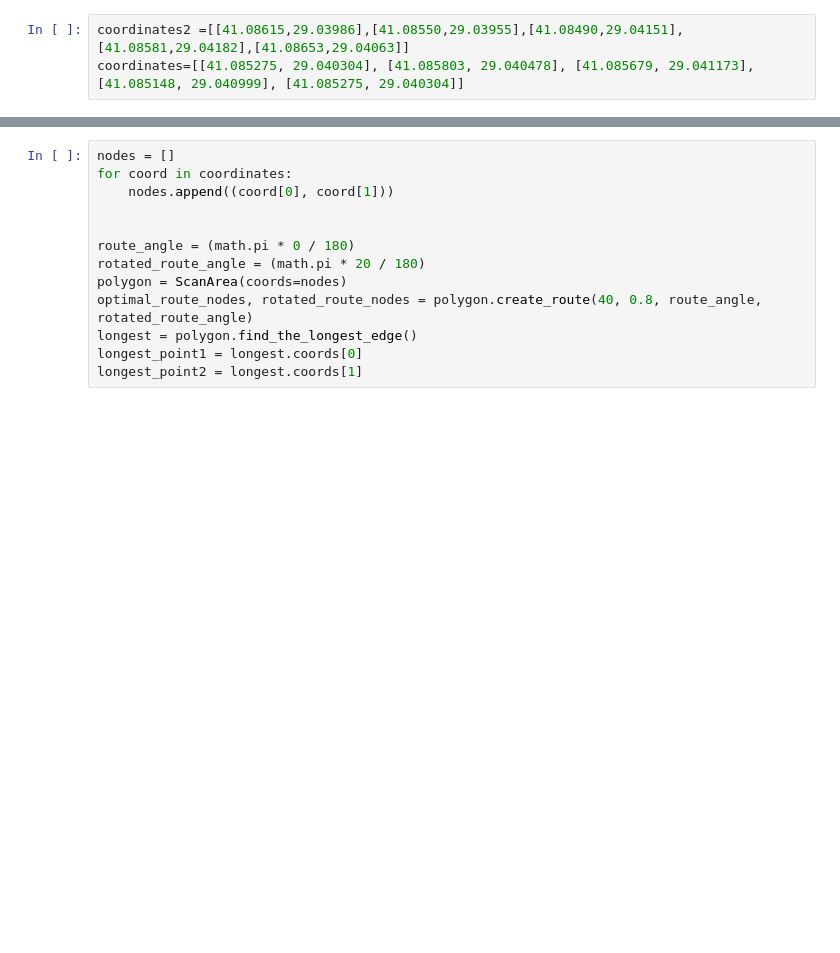
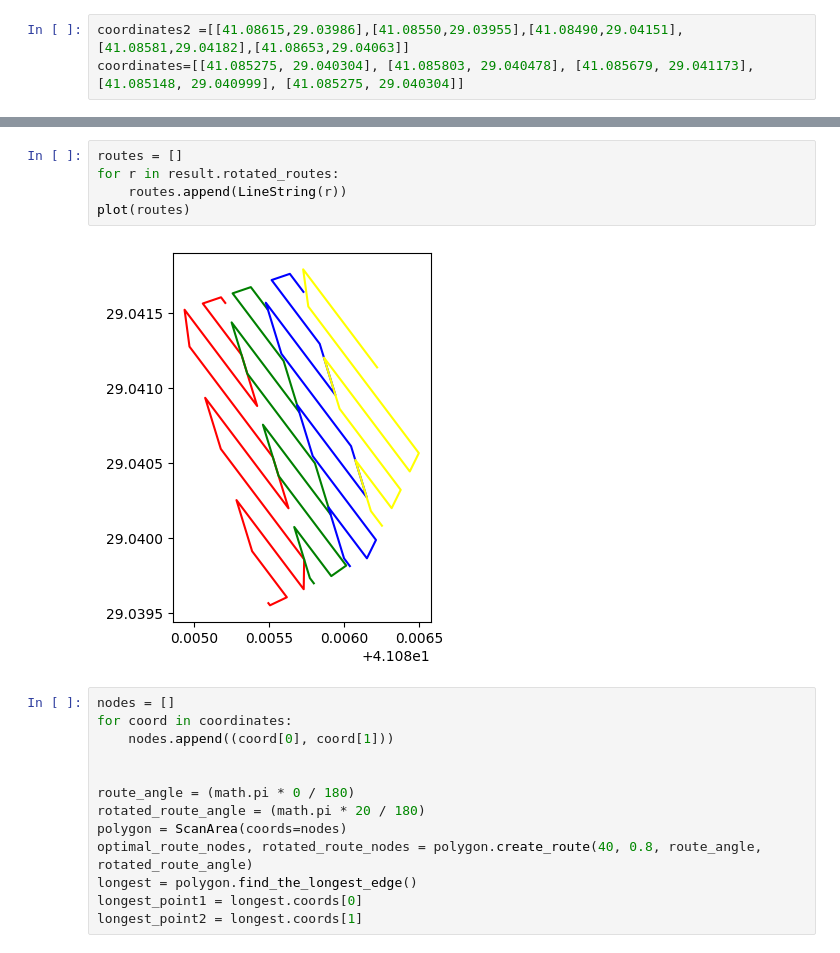
Before and after one commit to cmpe-DroneLab/GeoFly3D, a Jupyter notebook: RoutePlanner/route_division_notebook.ipynb, the cells around one changed output, grey strips where cells are left out. Saved outputs shown, nothing was run; the diff lists cells and outputs as text; blank space fills up the shorter version.

```diff
--- a/RoutePlanner/route_division_notebook.ipynb
+++ b/RoutePlanner/route_division_notebook.ipynb
@@ -36,3 +32,10 @@ coordinates=[[41.085275, 29.040304], [41.085803, 29.040478], [41.085679, 29.0411
+# %%
+routes = []
+for r in result.rotated_routes:
+    routes.append(LineString(r))
+plot(routes)
+# %% [output]
+[figure, added]
 # %%
 nodes = []
 for coord in coordinates:
```
Also changed, not shown: parts of 24 cells of this notebook, 1 other file.
